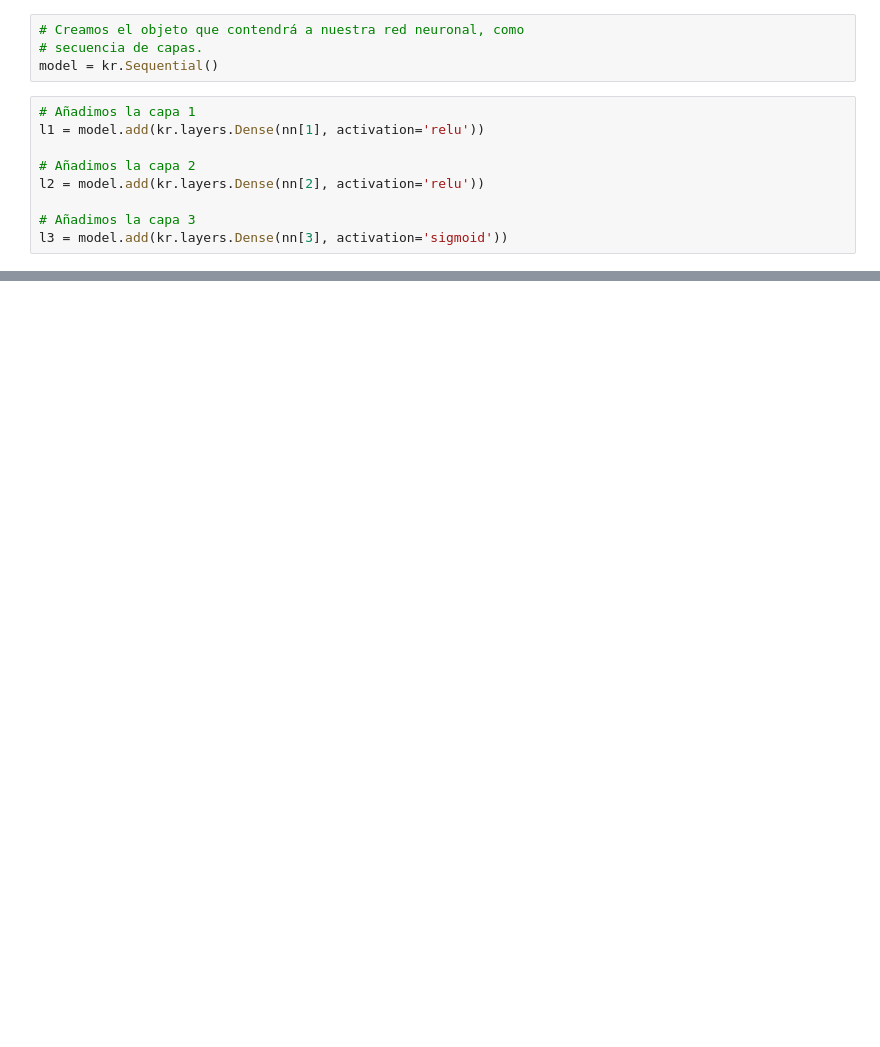
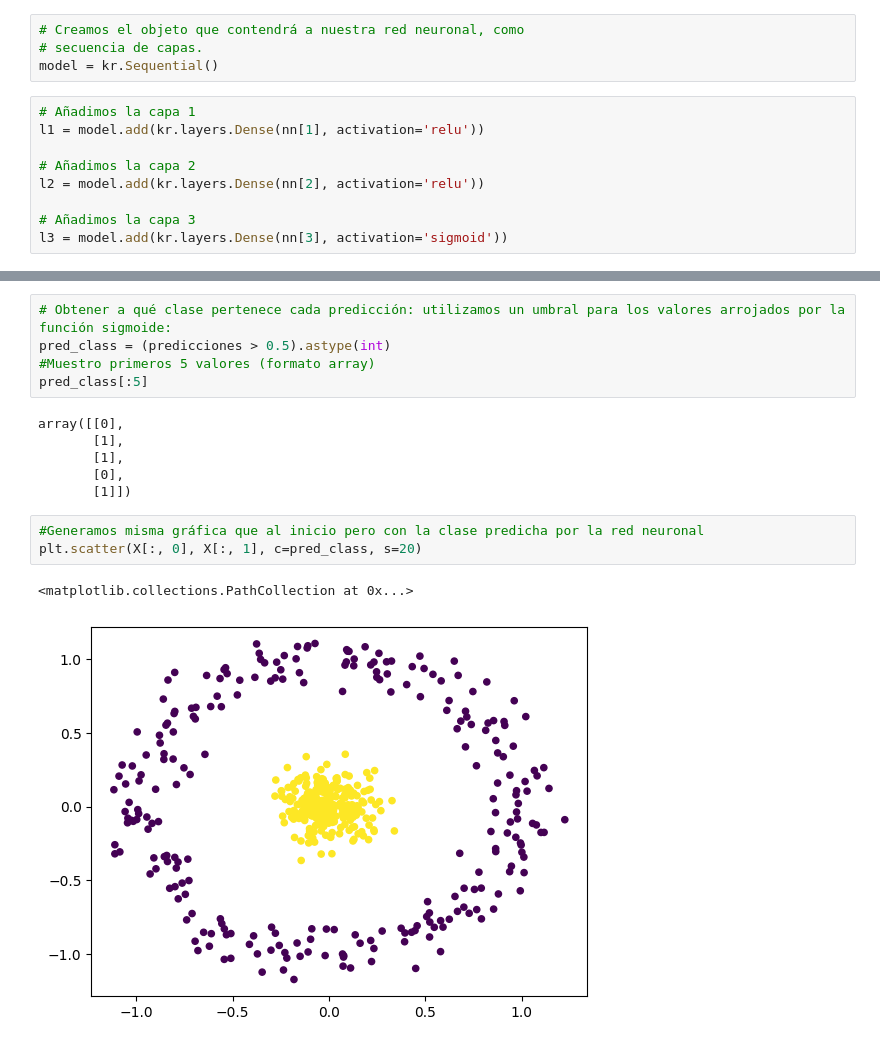
Before and after one commit to ffreirea1988/usm, a Jupyter notebook: Redes_Neuronales.ipynb, the cells around one changed output, grey strips where cells are left out. Cells and saved outputs as stored; diff of their text form; blank space fills up the shorter version.

```diff
--- a/Redes_Neuronales.ipynb
+++ b/Redes_Neuronales.ipynb
@@ -98,0 +108,17 @@ plt.scatter(X[:, 0], predicciones, s=20)
+# %%
+# Obtener a qué clase pertenece cada predicción: utilizamos un umbral para los valores arrojados por la función sigmoide:
+pred_class = (predicciones > 0.5).astype(int)
+#Muestro primeros 5 valores (formato array)
+pred_class[:5]
+# %% [output]
+array([[0],
+       [1],
+       [1],
+       [0],
+       [1]])
+# %%
+#Generamos misma gráfica que al inicio pero con la clase predicha por la red neuronal
+plt.scatter(X[:, 0], X[:, 1], c=pred_class, s=20)
+# %% [output]
+<matplotlib.collections.PathCollection at 0x...>
+[figure, added]
```
Also changed, not shown: parts of 13 cells of this notebook.
